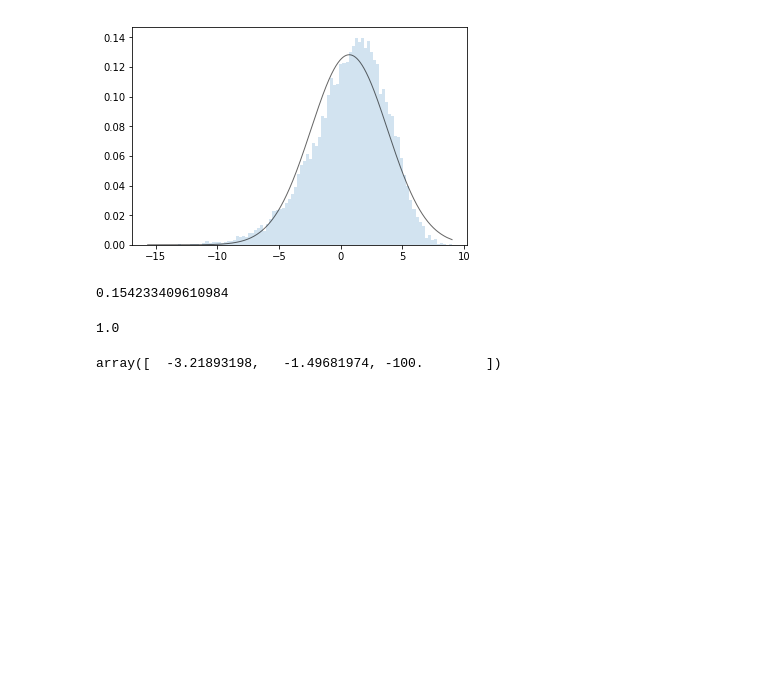
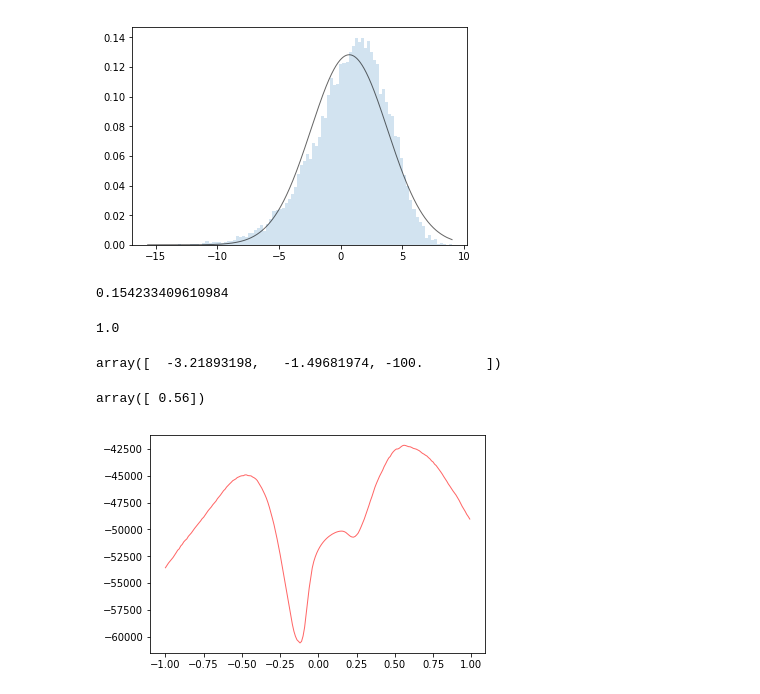
Before and after one commit to sevvi/lambert-matrix-factorization, a Jupyter notebook: lambert-distribution-sanity.ipynb, the cells around one changed output. Drawn from its saved outputs; the diff is of its cells as text; code cells hidden in the pictures; blank space fills up the shorter version.

```diff
--- a/lambert-distribution-sanity.ipynb
+++ b/lambert-distribution-sanity.ipynb
@@ -136,0 +163,26 @@ array([  -3.21893198,   -1.49681974, -100.        ])
+# %%
+def unpack_params(params):
+    return params[0], params[1], params[2]
+
+
+def lambertw_logpdf(y, loc, log_scale, skew):
+    scale = np.exp(log_scale)
+    u = (y - loc)/scale
+    if skew != 0:
+        u_ = u*skew
+        W = lambertw(u_)
+        z = W/skew
+        jacobian = W/(u_*(1+W))
+        return norm.logpdf(z) + np.log(np.abs(jacobian)) - log_scale
+    else:
+        return norm.logpdf(u) - log_scale
+# %%
+skews = np.arange(-1, 1, 0.01)
+pdf = np.copy(skews)
+for i,s in enumerate(skews):
+    pdf[i] = np.sum(lambertw_logpdf(y, 1., np.log(3.0), s))
+plt.plot(skews, pdf, 'r-', lw=1, alpha=0.6)
+skews[np.where(pdf == np.max(pdf))]
+# %% [output]
+array([ 0.56])
+[figure, added]
```
Also changed, not shown: parts of 3 cells of this notebook, 1 other file.
